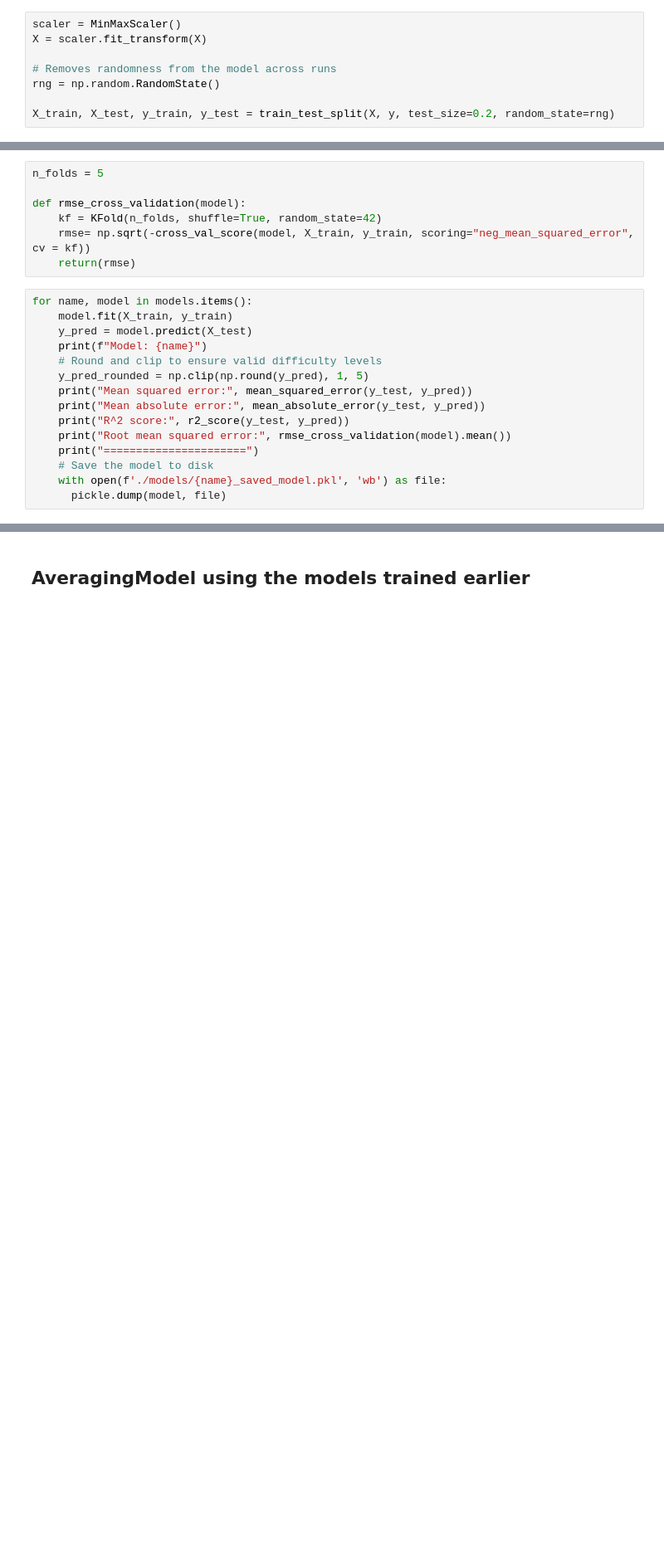
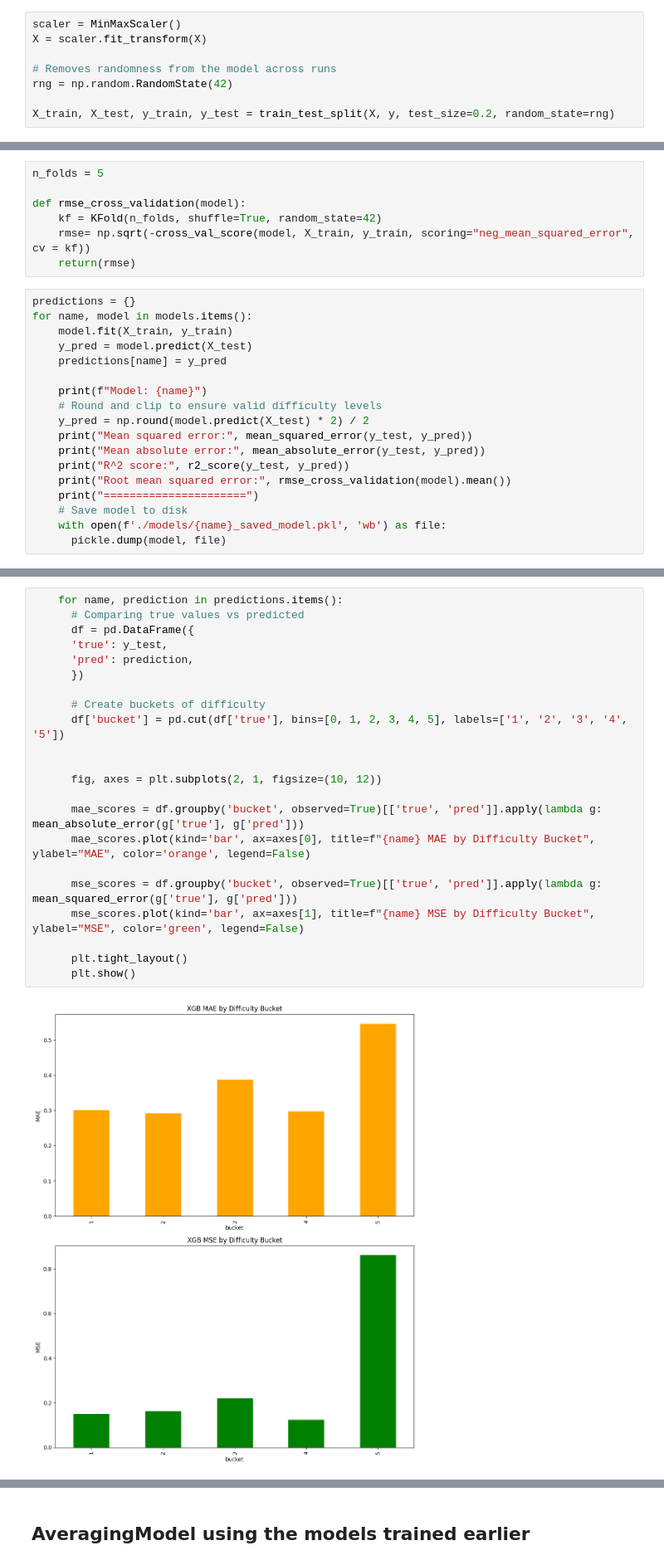
Before and after one commit to mm1400/music-difficulty-prediction, a Jupyter notebook: model.ipynb, the cells around one changed output, grey strips where cells are left out. Shown: that part at 83% size. Drawn from its saved outputs; the diff is of its cells as text; blank space fills up the shorter version.

Commit message:
Add  bucket visualizer to model

```diff
--- a/model.ipynb
+++ b/model.ipynb
@@ -73,7 +74,7 @@ scaler = MinMaxScaler()
 X = scaler.fit_transform(X)
 
 # Removes randomness from the model across runs
-rng = np.random.RandomState()
+rng = np.random.RandomState(42)
 
 X_train, X_test, y_train, y_test = train_test_split(X, y, test_size=0.2, random_state=rng)
 # %% [markdown]
@@ -157,18 +151,21 @@ def rmse_cross_validation(model):
     rmse= np.sqrt(-cross_val_score(model, X_train, y_train, scoring="neg_mean_squared_error", cv = kf))
     return(rmse)
 # %%
+predictions = {}
 for name, model in models.items():
     model.fit(X_train, y_train)
     y_pred = model.predict(X_test)
+    predictions[name] = y_pred
+
     print(f"Model: {name}")
     # Round and clip to ensure valid difficulty levels
-    y_pred_rounded = np.clip(np.round(y_pred), 1, 5)
+    y_pred = np.round(model.predict(X_test) * 2) / 2
     print("Mean squared error:", mean_squared_error(y_test, y_pred))
     print("Mean absolute error:", mean_absolute_error(y_test, y_pred))
     print("R^2 score:", r2_score(y_test, y_pred))
     print("Root mean squared error:", rmse_cross_validation(model).mean())
     print("======================")
-    # Save the model to disk
+    # Save model to disk
     with open(f'./models/{name}_saved_model.pkl', 'wb') as file:
       pickle.dump(model, file)
 # %% [output]
@@ -192,0 +194,24 @@ Root mean squared error: 0.7634122973661592
+# %%
+    for name, prediction in predictions.items():
+      # Comparing true values vs predicted
+      df = pd.DataFrame({
+      'true': y_test,
+      'pred': prediction,
+      })
+
+      # Create buckets of difficulty
+      df['bucket'] = pd.cut(df['true'], bins=[0, 1, 2, 3, 4, 5], labels=['1', '2', '3', '4', '5'])
+
+
+      fig, axes = plt.subplots(2, 1, figsize=(10, 12))
+
+      mae_scores = df.groupby('bucket', observed=True)[['true', 'pred']].apply(lambda g: mean_absolute_error(g['true'], g['pred']))
+      mae_scores.plot(kind='bar', ax=axes[0], title=f"{name} MAE by Difficulty Bucket", ylabel="MAE", color='orange', legend=False)
+
+      mse_scores = df.groupby('bucket', observed=True)[['true', 'pred']].apply(lambda g: mean_squared_error(g['true'], g['pred']))
+      mse_scores.plot(kind='bar', ax=axes[1], title=f"{name} MSE by Difficulty Bucket", ylabel="MSE", color='green', legend=False)
+
+      plt.tight_layout()
+      plt.show()
+# %% [output]
+[figure, added]
```
Also changed, not shown: parts of 11 cells of this notebook.
